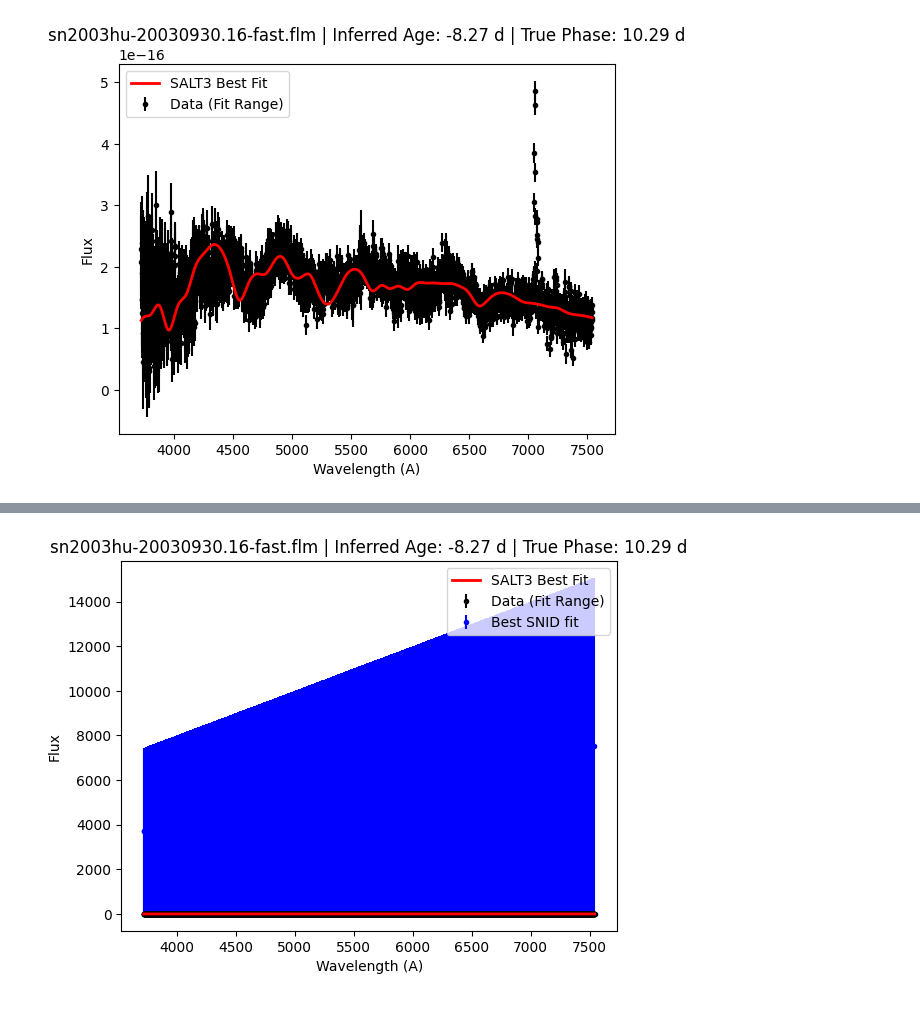
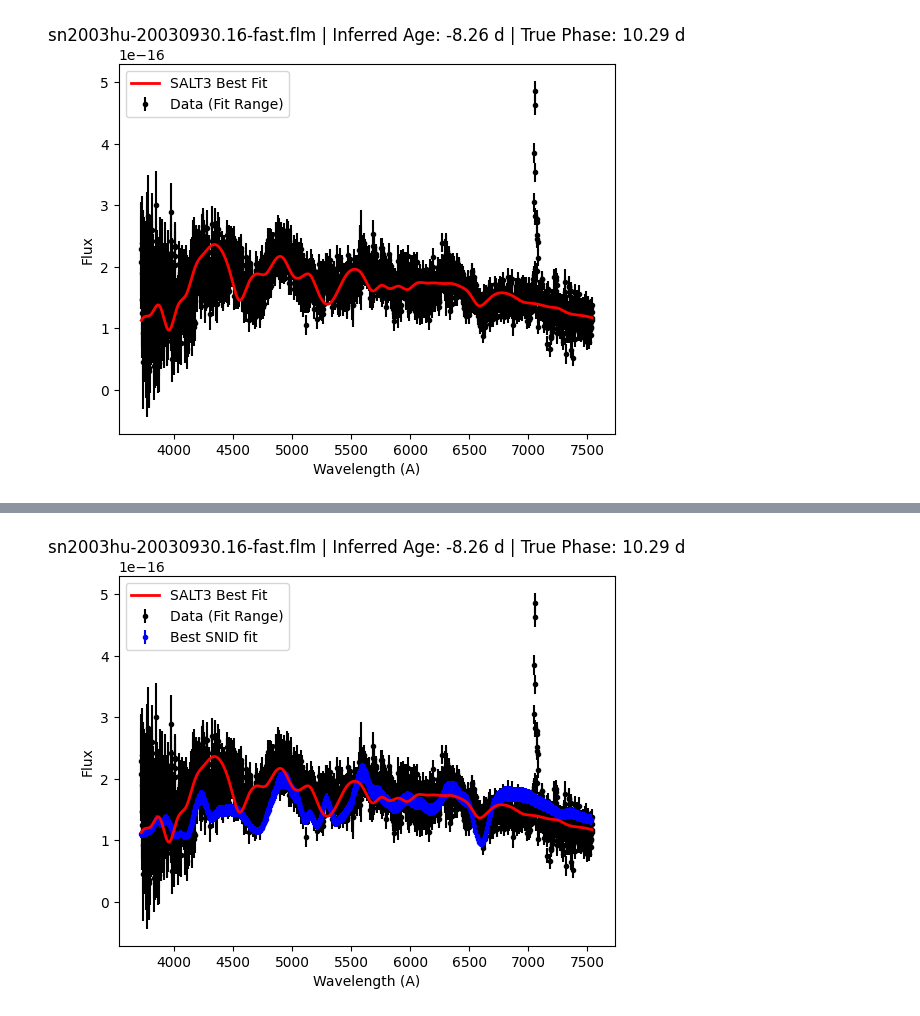
Before and after one commit to p-massey/bayesian_framework, a Jupyter notebook: notebooks/single_spectrum_fit.ipynb, the cells around one changed output, grey strips where cells are left out. Drawn from its saved outputs; the diff is of its cells as text; code cells hidden in the pictures.

```diff
--- a/notebooks/single_spectrum_fit.ipynb
+++ b/notebooks/single_spectrum_fit.ipynb
@@ -99,16 +99,19 @@ p = sn_params.get(param_lookup.lower())
 
 # Get True Phase from SNID results if available
 true_phase = None
+snid_phase = None
 if os.path.exists(SNID_RESULTS):
     df_snid = pd.read_csv(SNID_RESULTS)
     row = df_snid[df_snid['Filename'] == FILENAME]
     if not row.empty:
         true_phase = row['Age_(days)'].values[0]
+        snid_phase = row['bootstrap_age'].values[0]
 
 if p:
     print(f"Found metadata for {FILENAME}: z={p['z']}, mjd_max={p['mjd_max']}")
     if true_phase is not None:
         print(f"True Phase: {true_phase:.2f} d")
+        print(f"SNID Phase: {snid_phase:.2f} d")
     wave, flux, err = load_flm_spectrum(os.path.join(SPECTRA_DIR, FILENAME))
 
     # Apply SALT3 wavelength range mask
@@ -220,4 +223,4 @@ compfile = os.path.join(SNID_DIR, snid_output_name)
 
 compwave, compflux, comperr = load_flm_spectrum(compfile)
 mask = (compwave > 3500) & (compwave < 8000)
-compwave_f, compflux_f, comperr_f = compwave[mask], compwave[mask], compwave[mask]
+compwave_f, compflux_f, comperr_f = compwave[mask], (compflux[mask]*1e-16)+0.5*1e-16, comperr[mask]*1e-16
@@ -228,32 +251,32 @@ p_dict = dict(zip(params_names, med_params))
 
 model = sncosmo.Model(source=MODEL_NAME)
 model.set(z=p['z'])
 
 if METHOD == 'nuis':
     # Recalculate best x0 for median params
     model.set(**p_dict)
     model.set(x0=1.0)
     m_flux_unit = model.flux(0.0, wave_f)
     w = 1.0 / err_f**2
     x0_best = np.sum(flux_f * m_flux_unit * w) / np.sum(m_flux_unit**2 * w)
     model.set(x0=x0_best)
 else:
     p_dict_copy = p_dict.copy()
     if 'log10_x0' in p_dict_copy:
         p_dict_copy['x0'] = 10**p_dict_copy.pop('log10_x0')
     model.set(**p_dict_copy)
 
 model_flux = model.flux(0.0, wave_f)
 
 plt.errorbar(wave_f, flux_f, yerr=err_f, fmt='.', color='black', label='Data (Fit Range)')
 plt.plot(wave_f, model_flux, color='red', lw=2, label='SALT3 Best Fit',zorder=10)
-plt.errorbar(compwave_f, compflux_f, yerr=comperr_f, fmt='.', color='blue', label='Best SNID fit')
+plt.errorbar(compwave_f, compflux_f, yerr=comperr_f, fmt='.', color='blue', label='Best SNID fit', zorder=5)
 
 inferred_age = -p_dict['t0']
 plt.title(f"{FILENAME} | Inferred Age: {inferred_age:.2f} d | True Phase: {true_phase:.2f} d" if true_phase is not None else f"{FILENAME} | Inferred Age: {inferred_age:.2f} d")
 plt.xlabel("Wavelength (A)")
 plt.ylabel("Flux")
 plt.legend()
 plt.show()
 # %% [output]
-[figure, old version]
+[figure, new version]
```
Also changed, not shown: parts of 5 cells of this notebook.
